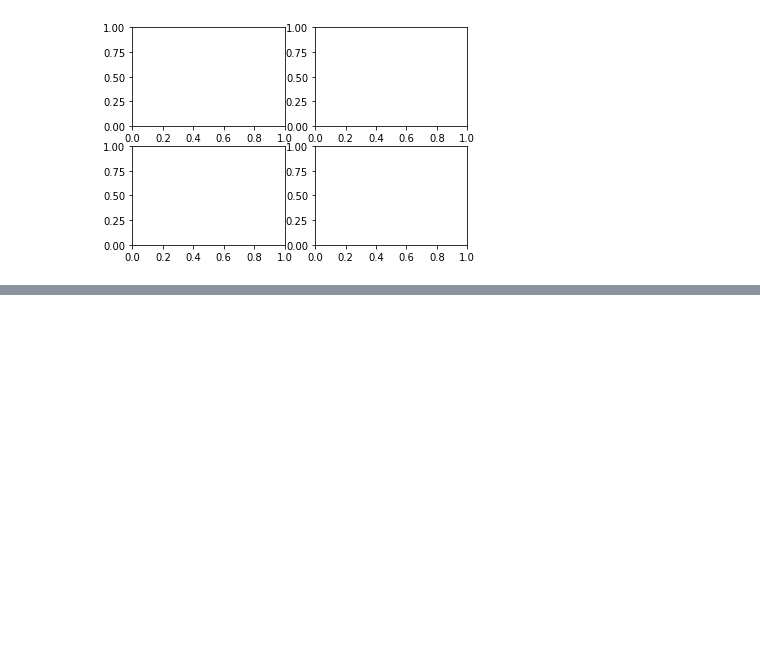
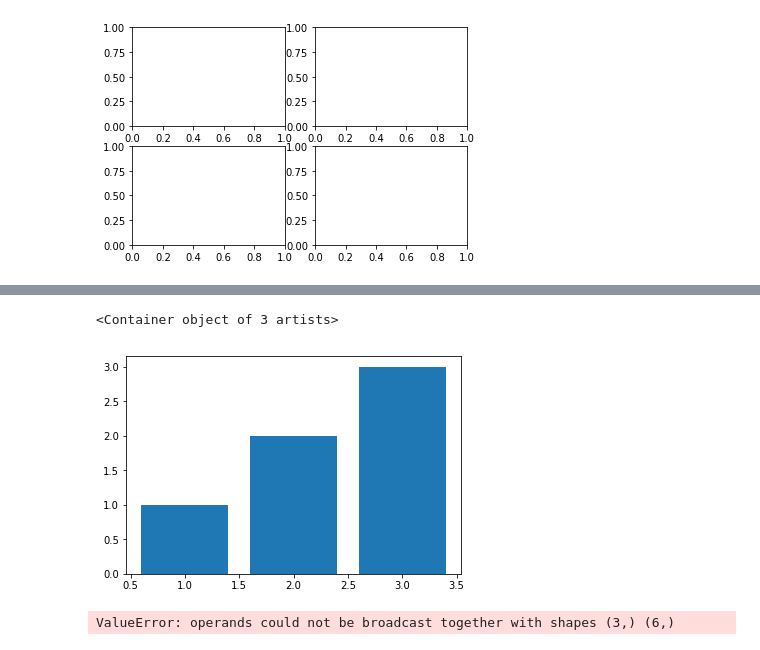
Before and after one commit to 1124418652/kaggle, a Jupyter notebook: titanic/titanic.ipynb, the cells around one changed output, grey strips where cells are left out. Saved outputs shown, nothing was run; the diff lists cells and outputs as text; code cells hidden in the pictures; blank space fills up the shorter version.

```diff
--- a/titanic/titanic.ipynb
+++ b/titanic/titanic.ipynb
@@ -88,0 +137,11 @@ print(axes)
+# %%
+plt.bar([1,2,3],[1,2,3])
+# %% [output]
+<Container object of 3 artists>
+[figure, added]
+# %%
+a = np.array([1,2,4])
+b = np.array([2,2,9,5,6,7])
+np.where(a[:]*b[:]==2)
+# %% [output]
+ValueError: operands could not be broadcast together with shapes (3,) (6,)
```
Also changed, not shown: parts of 6 cells of this notebook, 1 other file.
